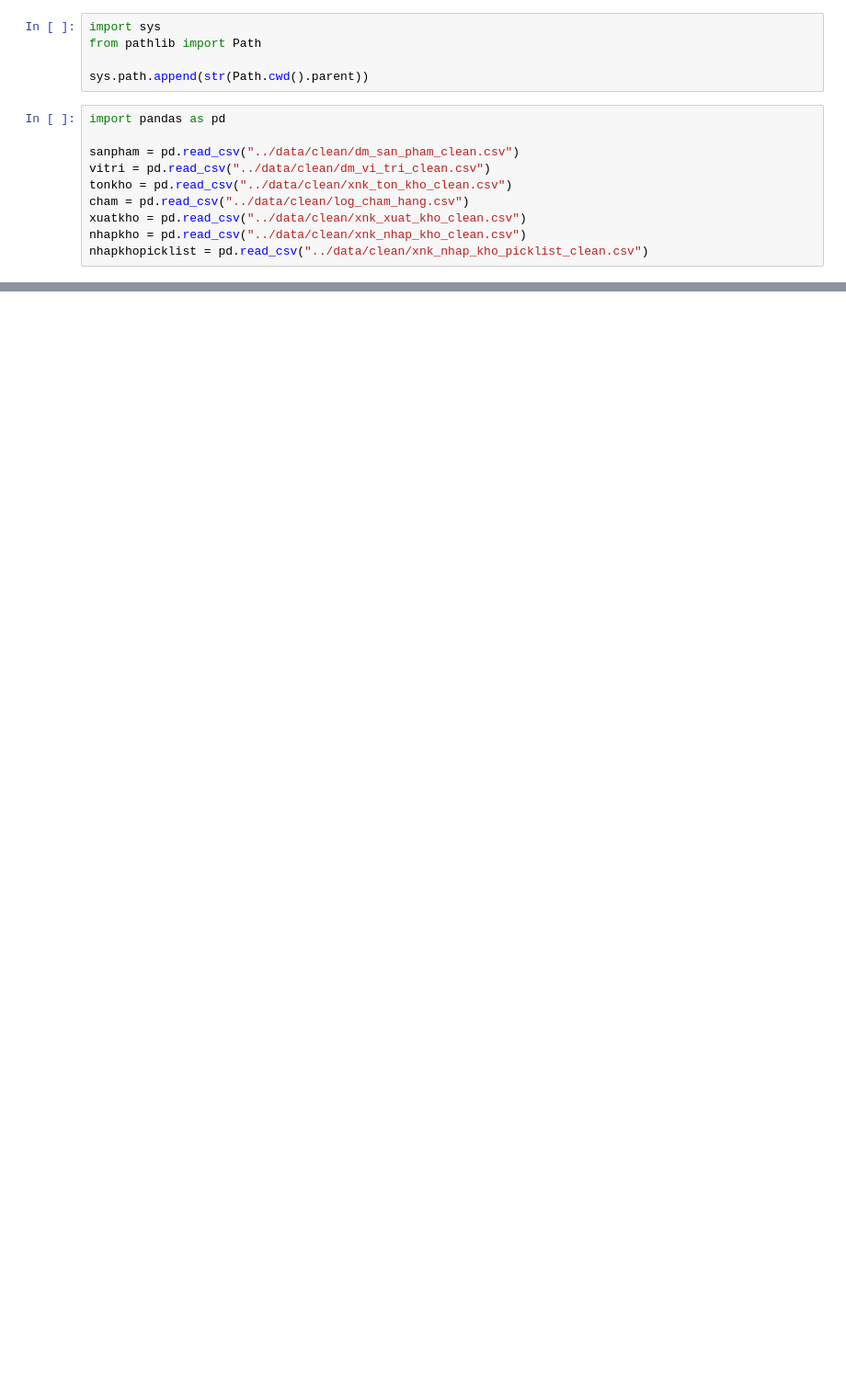
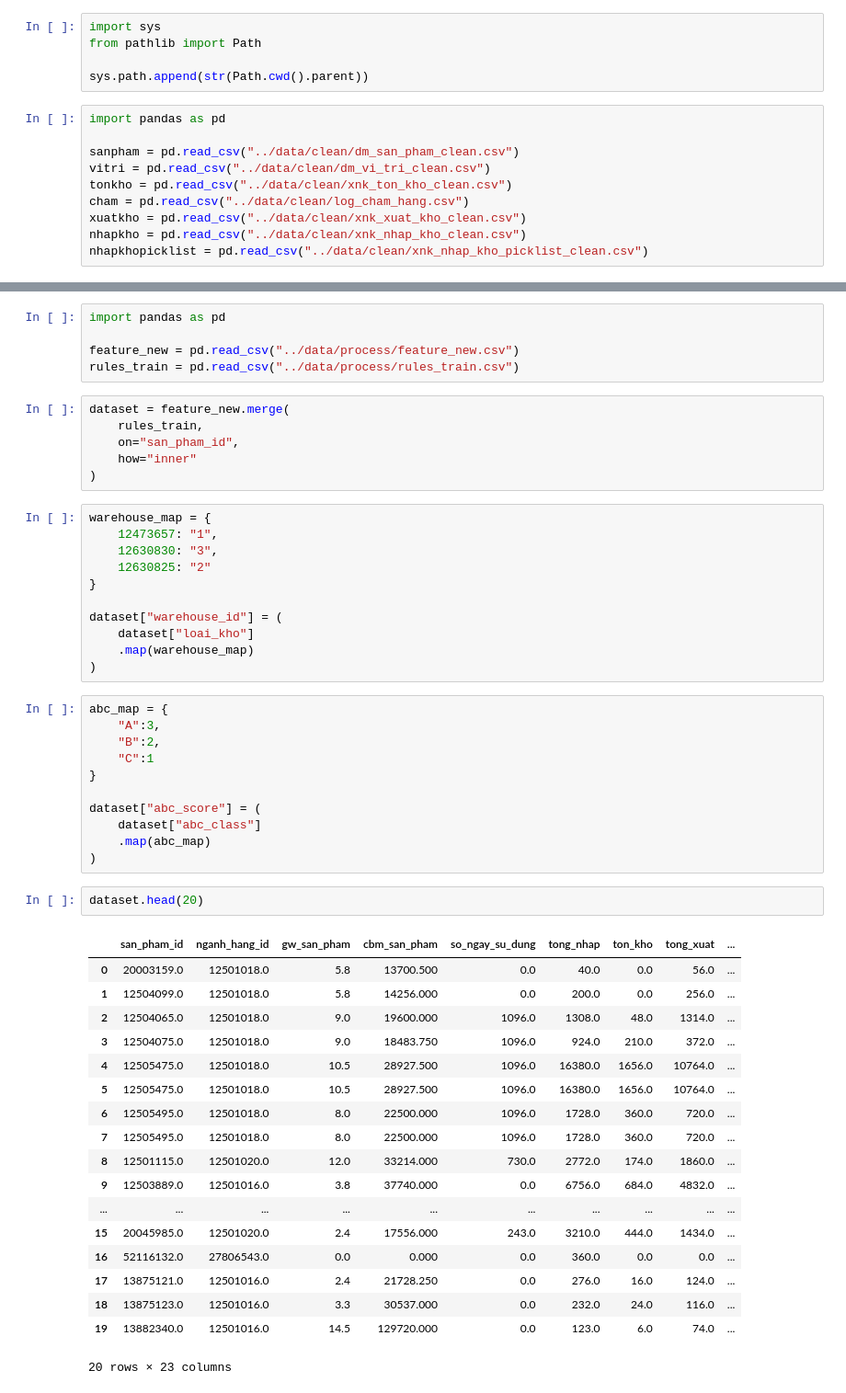
Before and after one commit to KhoaMChe/Warehouse_AI_optimization, a Jupyter notebook: notebooks/feature.ipynb, the cells around one changed output, grey strips where cells are left out. Shown at 92% size. Cells and saved outputs as stored; diff of their text form; blank space fills up the shorter version.

```diff
--- a/notebooks/feature.ipynb
+++ b/notebooks/feature.ipynb
@@ -96,0 +79,54 @@ print("Đã lưu:", output_dir / "feature_table.csv")
+# %%
+import pandas as pd
+
+feature_new = pd.read_csv("../data/process/feature_new.csv")
+rules_train = pd.read_csv("../data/process/rules_train.csv")
+# %%
+dataset = feature_new.merge(
+    rules_train,
+    on="san_pham_id",
+    how="inner"
+)
+# %%
+warehouse_map = {
+    12473657: "1",
+    12630830: "3",
+    12630825: "2"
+}
+
+dataset["warehouse_id"] = (
+    dataset["loai_kho"]
+    .map(warehouse_map)
+)
+# %%
+abc_map = {
+    "A":3,
+    "B":2,
+    "C":1
+}
+
+dataset["abc_score"] = (
+    dataset["abc_class"]
+    .map(abc_map)
+)
+# %%
+dataset.head(20)
+# %% [output]
+|  | san_pham_id | nganh_hang_id | gw_san_pham | cbm_san_pham | so_ngay_su_dung | tong_nhap | ton_kho | tong_xuat | ... |
+| 0 | 20003159.0 | 12501018.0 | 5.8 | 13700.500 | 0.0 | 40.0 | 0.0 | 56.0 | ... |
+| 1 | 12504099.0 | 12501018.0 | 5.8 | 14256.000 | 0.0 | 200.0 | 0.0 | 256.0 | ... |
+| 2 | 12504065.0 | 12501018.0 | 9.0 | 19600.000 | 1096.0 | 1308.0 | 48.0 | 1314.0 | ... |
+| 3 | 12504075.0 | 12501018.0 | 9.0 | 18483.750 | 1096.0 | 924.0 | 210.0 | 372.0 | ... |
+| 4 | 12505475.0 | 12501018.0 | 10.5 | 28927.500 | 1096.0 | 16380.0 | 1656.0 | 10764.0 | ... |
+| 5 | 12505475.0 | 12501018.0 | 10.5 | 28927.500 | 1096.0 | 16380.0 | 1656.0 | 10764.0 | ... |
+| 6 | 12505495.0 | 12501018.0 | 8.0 | 22500.000 | 1096.0 | 1728.0 | 360.0 | 720.0 | ... |
+| 7 | 12505495.0 | 12501018.0 | 8.0 | 22500.000 | 1096.0 | 1728.0 | 360.0 | 720.0 | ... |
+| 8 | 12501115.0 | 12501020.0 | 12.0 | 33214.000 | 730.0 | 2772.0 | 174.0 | 1860.0 | ... |
+| 9 | 12503889.0 | 12501016.0 | 3.8 | 37740.000 | 0.0 | 6756.0 | 684.0 | 4832.0 | ... |
+| ... | ... | ... | ... | ... | ... | ... | ... | ... | ... |
+| 15 | 20045985.0 | 12501020.0 | 2.4 | 17556.000 | 243.0 | 3210.0 | 444.0 | 1434.0 | ... |
+| 16 | 52116132.0 | 27806543.0 | 0.0 | 0.000 | 0.0 | 360.0 | 0.0 | 0.0 | ... |
+| 17 | 13875121.0 | 12501016.0 | 2.4 | 21728.250 | 0.0 | 276.0 | 16.0 | 124.0 | ... |
+| 18 | 13875123.0 | 12501016.0 | 3.3 | 30537.000 | 0.0 | 232.0 | 24.0 | 116.0 | ... |
+| 19 | 13882340.0 | 12501016.0 | 14.5 | 129720.000 | 0.0 | 123.0 | 6.0 | 74.0 | ... |
+20 rows × 23 columns
```
Also changed, not shown: parts of 10 cells of this notebook, 17 other files.
